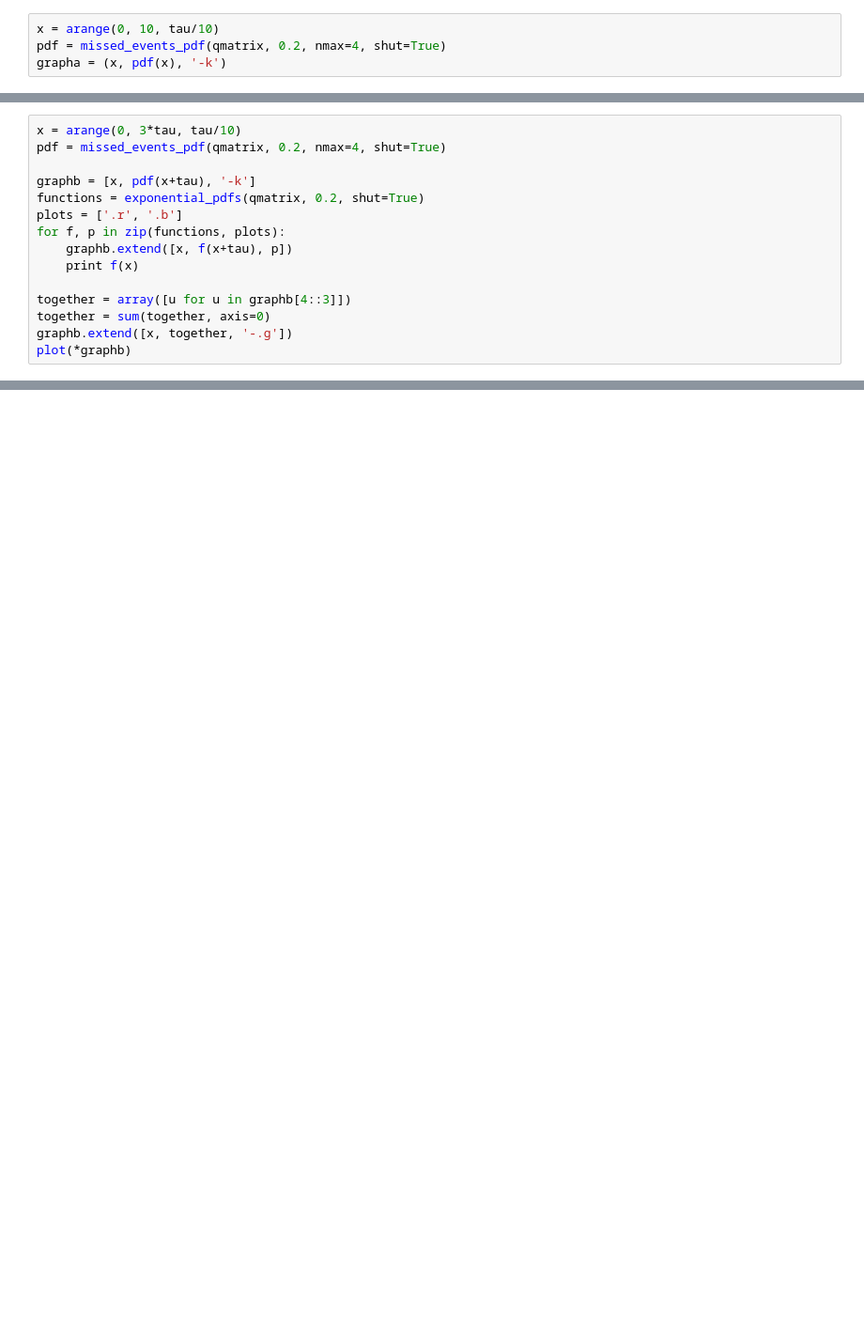
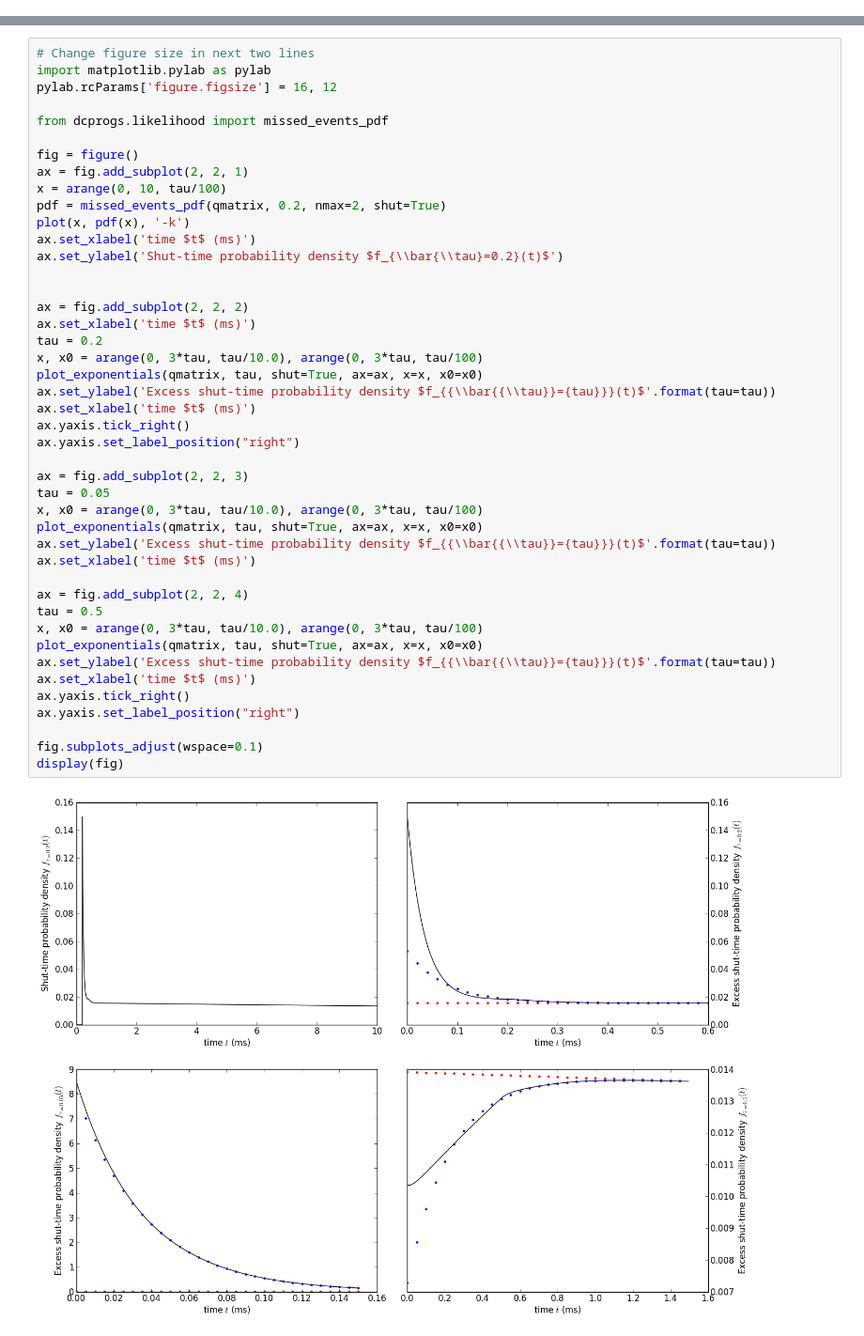
Before and after one commit to DCPROGS/HJCFIT, a Jupyter notebook: exploration/CKS.ipynb, the cells around one changed output, grey strips where cells are left out. Shown: that part at 94% size. Drawn from its saved outputs; the diff is of its cells as text; blank space fills up the shorter version.

```diff
--- a/exploration/CKS.ipynb
+++ b/exploration/CKS.ipynb
@@ -23,4 +9,0 @@ Prepares plot a (density of observed shut times)
-# %%
-x = arange(0, 10, tau/10)
-pdf = missed_events_pdf(qmatrix, 0.2, nmax=4, shut=True)
-grapha = (x, pdf(x), '-k')
@@ -63,15 +9,0 @@ def exponential_pdfs(qmatrix, tau, shut=False, tcrit=None):
-# %%
-x = arange(0, 3*tau, tau/10)
-pdf = missed_events_pdf(qmatrix, 0.2, nmax=4, shut=True)
-
-graphb = [x, pdf(x+tau), '-k']
-functions = exponential_pdfs(qmatrix, 0.2, shut=True)
-plots = ['.r', '.b']
-for f, p in zip(functions, plots):
-    graphb.extend([x, f(x+tau), p])
-    print f(x)
-
-together = array([u for u in graphb[4::3]])
-together = sum(together, axis=0)
-graphb.extend([x, together, '-.g'])
-plot(*graphb)
@@ -98,0 +35,46 @@ plot(*graphb)
+# %%
+# Change figure size in next two lines
+import matplotlib.pylab as pylab
+pylab.rcParams['figure.figsize'] = 16, 12
+
+from dcprogs.likelihood import missed_events_pdf
+
+fig = figure()
+ax = fig.add_subplot(2, 2, 1)
+x = arange(0, 10, tau/100)
+pdf = missed_events_pdf(qmatrix, 0.2, nmax=2, shut=True)
+plot(x, pdf(x), '-k')
+ax.set_xlabel('time $t$ (ms)')
+ax.set_ylabel('Shut-time probability density $f_{\\bar{\\tau}=0.2}(t)$')
+
+
+ax = fig.add_subplot(2, 2, 2)
+ax.set_xlabel('time $t$ (ms)')
+tau = 0.2
+x, x0 = arange(0, 3*tau, tau/10.0), arange(0, 3*tau, tau/100)
+plot_exponentials(qmatrix, tau, shut=True, ax=ax, x=x, x0=x0)
+ax.set_ylabel('Excess shut-time probability density $f_{{\\bar{{\\tau}}={tau}}}(t)$'.format(tau=tau))
+ax.set_xlabel('time $t$ (ms)')
+ax.yaxis.tick_right()
+ax.yaxis.set_label_position("right")
+
+ax = fig.add_subplot(2, 2, 3)
+tau = 0.05
+x, x0 = arange(0, 3*tau, tau/10.0), arange(0, 3*tau, tau/100)
+plot_exponentials(qmatrix, tau, shut=True, ax=ax, x=x, x0=x0)
+ax.set_ylabel('Excess shut-time probability density $f_{{\\bar{{\\tau}}={tau}}}(t)$'.format(tau=tau))
+ax.set_xlabel('time $t$ (ms)')
+
+ax = fig.add_subplot(2, 2, 4)
+tau = 0.5
+x, x0 = arange(0, 3*tau, tau/10.0), arange(0, 3*tau, tau/100)
+plot_exponentials(qmatrix, tau, shut=True, ax=ax, x=x, x0=x0)
+ax.set_ylabel('Excess shut-time probability density $f_{{\\bar{{\\tau}}={tau}}}(t)$'.format(tau=tau))
+ax.set_xlabel('time $t$ (ms)')
+ax.yaxis.tick_right()
+ax.yaxis.set_label_position("right")
+
+fig.subplots_adjust(wspace=0.1)
+display(fig)
+# %% [output]
+[figure, added]
```
Also changed, not shown: parts of 11 cells of this notebook, 4 other files.
